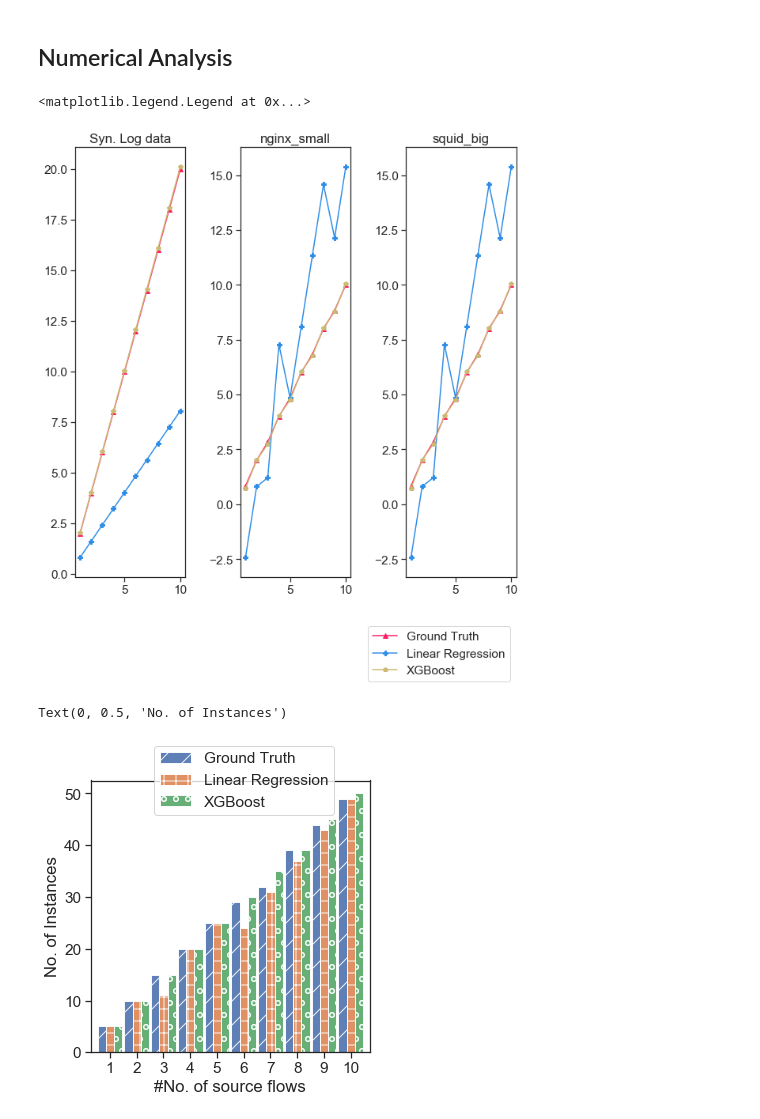
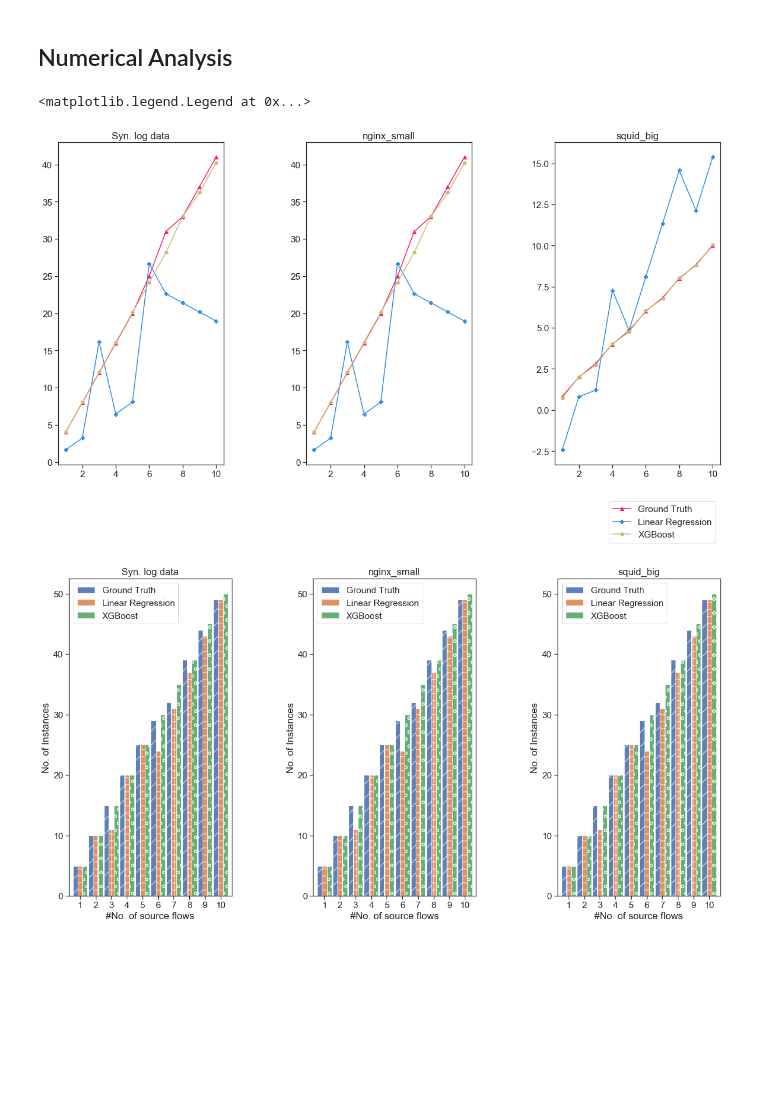
Before and after one commit to PSNAppz/NFV_ML_Dev, a Jupyter notebook: Results/Numerical Analysis.ipynb, the cells around one changed output. Saved outputs shown, nothing was run; the diff lists cells and outputs as text; code cells hidden in the pictures; blank space fills up the shorter version.

Commit message:
Numerical Analysis final

```diff
--- a/Results/Numerical Analysis.ipynb
+++ b/Results/Numerical Analysis.ipynb
@@ -82,9 +85,9 @@ Delay_ALL = []
 # %%
 
 # Syn. Log data
-inv = getAllData('Analysis/Abilene/fw1chain/inv')
-xgb = getAllData('Analysis/Abilene/fw1chain/XGB')
-linear = getAllData('Analysis/Abilene/fw1chain/Linear')
+inv = getAllData('Analysis/Abilene/fw3chain/inv')
+xgb = getAllData('Analysis/Abilene/fw3chain/XGB')
+linear = getAllData('Analysis/Abilene/fw3chain/Linear')
 nodes = [1, 2, 3, 4, 5, 6, 7, 8, 9, 10]
 datasets = [inv,linear,xgb]
 totalCPU = 0.0
@@ -108,9 +111,9 @@ CPU_groundTruth = []
 CPU_linear = []
 CPU_xgboost = []
 
-inv = getAllData('Analysis/Abilene/fw1chain/new/inv')
-xgb = getAllData('Analysis/Abilene/fw1chain/new/XGB')
-linear = getAllData('Analysis/Abilene/fw1chain/new/Linear')
+inv = getAllData('Analysis/Abilene/fw3chain/inv')
+xgb = getAllData('Analysis/Abilene/fw3chain/XGB')
+linear = getAllData('Analysis/Abilene/fw3chain/Linear')
 nodes = [1, 2, 3, 4, 5, 6, 7, 8, 9, 10]
 datasets = [inv,linear,xgb]
 totalCPU = 0.0
@@ -194,36 +303,45 @@ for m in range(0,len(runTimes)):
 # %%
 # total CPU plot
 modelProperties = [{"name":"Ground Truth","color": "#fe1c64","marker":"^"},{"name":"Linear Regression","color":"#2e8de6","marker":"P"},{"name":"XGBoost","color":"y","marker":"p"}]
-datasets = ["Syn. Log data", "nginx_small", "squid_big"]
+datasets = ["Syn. log data", "nginx_small", "squid_big"]
 sns.set(font_scale=1.4, style="ticks")
 
-fig, axs = plt.subplots(1,3, figsize=(10, 10), facecolor='w', edgecolor='k')
+fig, axs = plt.subplots(1,3, figsize=(20, 10), facecolor='w', edgecolor='k')
 fig.subplots_adjust( wspace=.5)
 
-axs = axs.ravel()
 
 for i in range(len(CPU_ALL)):
     for j in range(3):
         axs[i].plot(nodes, CPU_ALL[i][j], color=modelProperties[j]["color"], marker=modelProperties[j]["marker"], label=modelProperties[j]["name"])
     axs[i].set_title(datasets[i])
 plt.legend(bbox_to_anchor=(1, -.1))
 # %% [output]
 <matplotlib.legend.Legend at 0x...>
-[figure, old version]
+[figure, new version]
 # %%
 #colors = ["#5DD9C1","#F17300","#E3170A"]
+datasets = ["Syn. log data", "nginx_small", "squid_big"]
 patterns = ['/','+','o']
-df=pd.DataFrame(Instance_models,columns=nodes,index=["Ground Truth","Linear Regression", "XGBoost"])
-df = df.T
-ax = df.plot(figsize=(5,5),kind='bar',rot=0, width=.93,alpha=.9)
-bars = ax.patches
-hatches = ''.join(h*len(df) for h in patterns)
-for bar, hatch in zip(bars, hatches):
-    bar.set_hatch(hatch)
-ax.legend(loc='center right', bbox_to_anchor=(.9,1), ncol=1)
 
-ax.set_xlabel('#No. of source flows')
-ax.set_ylabel('No. of Instances')
+fig, axes = plt.subplots( ncols=3)
+fig.subplots_adjust( wspace=.5)
+
+
+for i in range(len(Instance_ALL)):
+    df=pd.DataFrame(Instance_ALL[i],columns=nodes,index=["Ground Truth","Linear Regression", "XGBoost"])
+    df = df.T
+    ax = df.plot(ax=axes[i],figsize=(20,10),kind='bar',rot=0, width=.93,alpha=.9)
+    bars = ax.patches
+    ax.set_title(datasets[i])
+
+
+    hatches = ''.join(h*len(df) for h in patterns)
+    for bar, hatch in zip(bars, hatches):
+        bar.set_hatch(hatch)
+
+    ax.set_xlabel('#No. of source flows')
+    ax.set_ylabel('No. of Instances')
+
+#ax.legend(loc='center right', bbox_to_anchor=(.9,1), ncol=1)
 # %% [output]
-Text(0, 0.5, 'No. of Instances')
-[figure, old version]
+[figure, new version]
```
Also changed, not shown: parts of 8 cells of this notebook.
